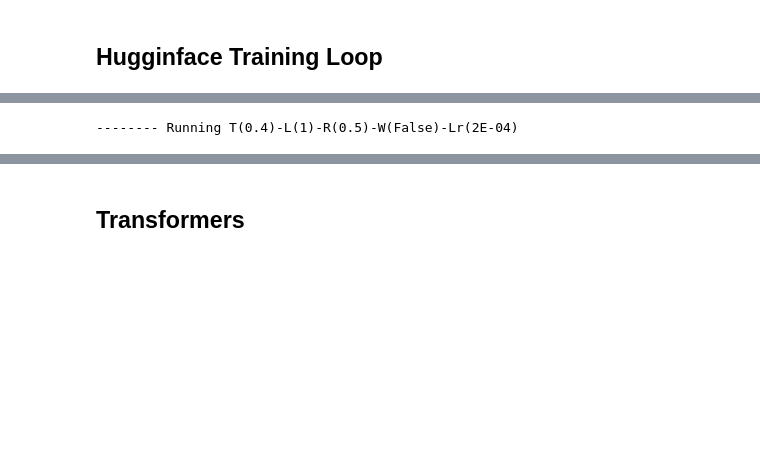
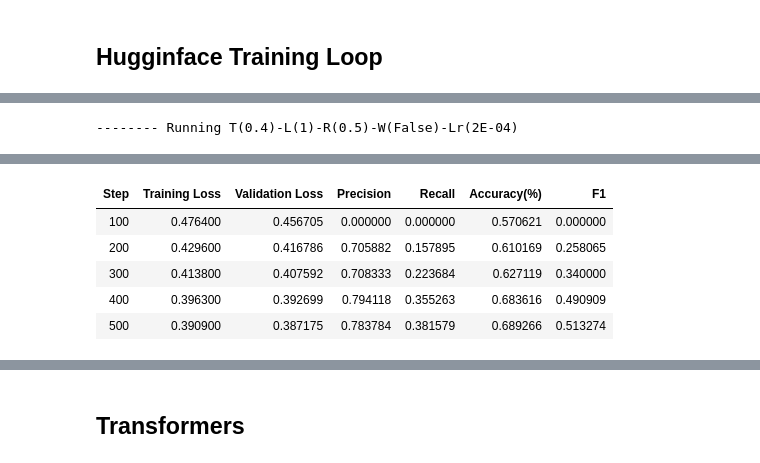
Before and after one commit to SangioAI/NLP_Assignments, a Jupyter notebook: assignment1.ipynb, the cells around one changed output, grey strips where cells are left out. Saved outputs shown, nothing was run; the diff lists cells and outputs as text; code cells hidden in the pictures; blank space fills up the shorter version.

```diff
--- a/assignment1.ipynb
+++ b/assignment1.ipynb
@@ -67,6 +67,10 @@ import re
 
 from sklearn.metrics.pairwise import cosine_similarity
 
+# disable wandb
+import wandb
+wandb.init(mode="disabled")
+
 
 ## hashtags segmenter: https://github.com/grantjenks/python-wordsegment
 import wordsegment as ws
@@ -79,6 +83,8 @@ nlp = spacy.load("en_core_web_sm")
 LEMMATIZED_TRAIN_DATA_FILE = "training_data_lemm.csv"
 LEMMATIZED_VALIDATION_DATA_FILE = "validation_data_lemm.csv"
 LEMMATIZED_TEST_DATA_FILE = "test_data_lemm.csv"
+
+LSTM_VALIDATION_RESULT_FILE = "lstm_validation_results.csv"
 # %%
 # choose right device
 device = torch.device('cpu')
@@ -609,8 +822,7 @@ UNKNOWN_TOKEN="<unk>"
 Create an initial vocab with words from training data (if add_glove_tokens = True add also GloVe precomputed tokens)
 # %%
 print("Building Training data Vocabulary.")
-train_idx_to_word, train_word_to_idx, train_word_listing = build_vocabulary(lem_training_data,
-add_glove_tokens = True, model = embedding_model, additional_tokens=[PADDING_TOKEN, UNKNOWN_TOKEN])
+train_idx_to_word, train_word_to_idx, train_word_listing = build_vocabulary(lem_training_data, add_glove_tokens = True, model = embedding_model, additional_tokens=[PADDING_TOKEN, UNKNOWN_TOKEN])
 print(f'[Debug] Index -> Word vocabulary size: {len(train_idx_to_word)}')
 print(f'[Debug] Word -> Index vocabulary size: {len(train_word_to_idx)}')
 print(f'[Debug] Some words: {[(train_idx_to_word[idx], idx) for idx in np.arange(10) + 1]}')
@@ -1007,6 +1273,14 @@ Use case example:
 # %%
 # sequence-to-vector function
 def prepare_sequence(seq, word2idx):
+    """
+    Converts a sequence of words to a tensor of word indices using a given word-to-index mapping.
+
+    :param seq: List of words (sequence).
+    :param word2idx: Dictionary mapping each word to its corresponding index.
+
+    :return: A tensor containing the indices of the words in the sequence.
+    """
     idxs = [word2idx[w] for w in seq]
     return torch.tensor(idxs, dtype=torch.int)
 # example of batch
@@ -1175,4 +1499,5 @@ def trainer_hf(model
 # %%
+from tqdm import tqdm
 config_n_layers = [1, 2]
 config_learning_rate = [2e-4, 5e-4, 1e-3]
 config_recall_precision_importance = [0.5, 1.0, 1.5, 2.0]
@@ -1180,36 +1505,32 @@ config_threshold = [0.4, 0.5, 0.6]
 config_weighted_loss = [False, True]
 
 # run all different configurations - may take a bit
-valid_results = {}
-test_results = {}
-for threshold in config_threshold:
-    for learning_rate in config_learning_rate:
-        for n_layers in config_n_layers:
-            for rpi in config_recall_precision_importance:
-                for weighted_loss in config_weighted_loss:
-                    config = f"T({threshold})-L({n_layers})-R({rpi})-W({weighted_loss})-Lr({learning_rate:1.0E})"
-                    print(f"-------- Running {config}")
-                    # create model
-                    lstm_model = lstm_model_create(n_layers=n_layers, recall_over_precision_importance=rpi, weighted_loss=weighted_loss)
-                    # create HugginFace Trainer for model
-                    trainer = trainer_hf(lstm_model, train_dataset, valid_dataset, device=device, threshold=threshold, learning_rate=learning_rate)
-                    # execute training loop
-                    trainer.train()
-                    # execute evaluations
-                    valid_result = trainer.evaluate(valid_dataset)
-                    test_result = trainer.evaluate(test_dataset)
-                    # save model
-                    valid_results[config] = valid_result
-                    test_results[config] = test_result
-                    # free resources
-                    del lstm_model
-                    del trainer
+if not os.exists(LSTM_VALIDATION_RESULT_FILE):
+    valid_results = {}
+    for learning_rate in tqdm(config_learning_rate):
+        for threshold in config_threshold:
+            for n_layers in config_n_layers:
+                for rpi in config_recall_precision_importance:
+                    for weighted_loss in config_weighted_loss:
+                        config = f"T({threshold})-L({n_layers})-R({rpi})-W({weighted_loss})-Lr({learning_rate:1.0E})"
+                        print(f"-------- Running {config}")
+                        # create model
+                        lstm_model = lstm_model_create(n_layers=n_layers, recall_over_precision_importance=rpi, weighted_loss=weighted_loss)
+                        # create HugginFace Trainer for model
+                        trainer = trainer_hf(lstm_model, train_dataset, valid_dataset, device=device, threshold=threshold, learning_rate=learning_rate)
+                        # execute training loop
+                        trainer.train()
+                        # execute evaluations
+                        valid_result = trainer.evaluate(valid_dataset)
+                        # save model
+                        valid_results[config] = valid_result
+                        # free resources
+                        del lstm_model
+                        del trainer
 
-# save in pandas DataFrames
-valid_df = pd.DataFrame(valid_results)
-test_df = pd.DataFrame(test_results)
-# save to file
-valid_df.to_csv("lstm_validation_results.csv")
-valid_df.to_csv("lstm_test_results.csv")
+    # save in pandas DataFrames
+    valid_df = pd.DataFrame(valid_results)
+    # save to file
+    valid_df.to_csv(LSTM_VALIDATION_RESULT_FILE)
 # %% [output]
 -------- Running T(0.4)-L(1)-R(0.5)-W(False)-Lr(2E-04)
@@ -1218,0 +1538,6 @@ wandb: Currently logged in as: marco-sangiorgi (marco-sangiorgi-universit-di-bol
+| Step | Training Loss | Validation Loss | Precision | Recall | Accuracy(%) | F1 |
+| 100 | 0.476400 | 0.456705 | 0.000000 | 0.000000 | 0.570621 | 0.000000 |
+| 200 | 0.429600 | 0.416786 | 0.705882 | 0.157895 | 0.610169 | 0.258065 |
+| 300 | 0.413800 | 0.407592 | 0.708333 | 0.223684 | 0.627119 | 0.340000 |
+| 400 | 0.396300 | 0.392699 | 0.794118 | 0.355263 | 0.683616 | 0.490909 |
+| 500 | 0.390900 | 0.387175 | 0.783784 | 0.381579 | 0.689266 | 0.513274 |
```
Also changed, not shown: parts of 112 cells of this notebook.
